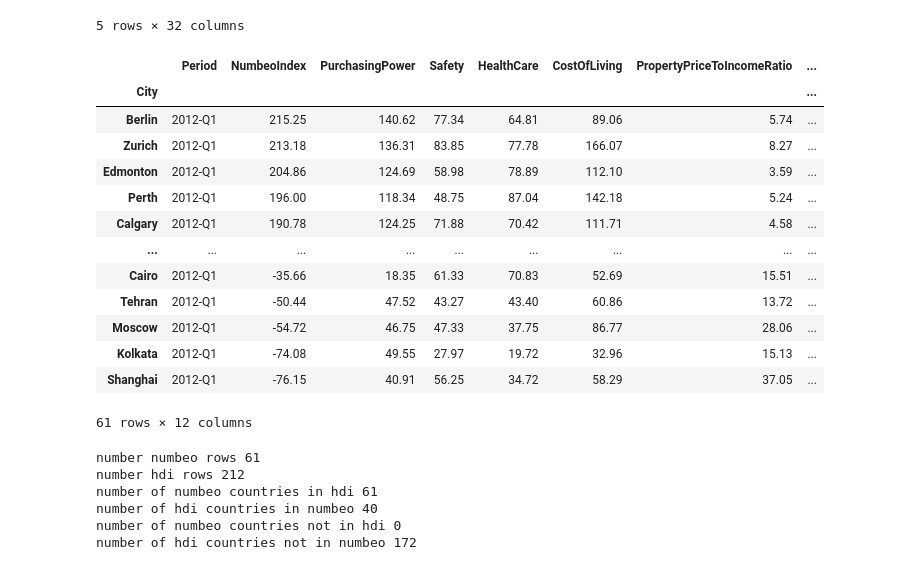
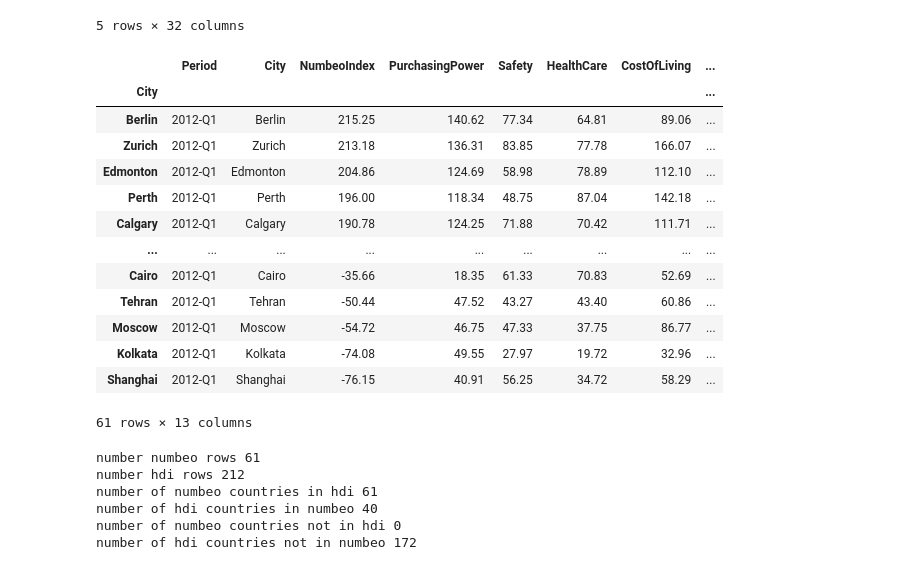
Before and after one commit to helmuthb/data-oriented-programming, a Jupyter notebook: human-development-index.ipynb, the cells around one changed output. Drawn from its saved outputs; the diff is of its cells as text; code cells hidden in the pictures.

```diff
--- a/human-development-index.ipynb
+++ b/human-development-index.ipynb
@@ -38,37 +38,37 @@ hdi.head()
 # %%
 dfNumbeo = pd.read_csv(r"data/Numbeo.csv",sep=";",decimal=",")
 dfNumbeo.columns = ['Period', 'City', 'NumbeoIndex', 'PurchasingPower', 'Safety', 'HealthCare', 'CostOfLiving', 'PropertyPriceToIncomeRatio', 'TrafficCommuteTime','Pollution', 'Climate']
 
 dfNumbeo[['City','Country','Country2']] = dfNumbeo['City'].str.split(',',expand=True)
 #why does it introduce another column?
 #dfNumbeo.to_csv("numbeoprocessed.csv", index=False)
 #Answer United States is part of the city name, so dropping this column...
 dfNumbeo.drop('Country2', axis=1, inplace=True)
 dfNumbeo2012 = dfNumbeo.set_index('Period').loc['2012-Q1',:]
 dfNumbeo2012.reset_index(inplace=True)
 dfNumbeo2012['Country'] = dfNumbeo2012.Country.str.strip()
-dfNumbeo2012.set_index('City',inplace=True)
+dfNumbeo2012.set_index('City',inplace=True, drop=False)
 # fix us of a cities/country
 dfNumbeo2012.loc['San Francisco','Country'] = "United States"
 dfNumbeo2012.loc['Los Angeles','Country'] = "United States"
 dfNumbeo2012.loc['New York','Country'] = "United States"
 dfNumbeo2012["NumbeoRank"] = dfNumbeo2012["NumbeoIndex"].rank(ascending=False)
 dfNumbeo2012
 # %% [output]
-|  | Period | NumbeoIndex | PurchasingPower | Safety | HealthCare | CostOfLiving | PropertyPriceToIncomeRatio | ... |
+|  | Period | City | NumbeoIndex | PurchasingPower | Safety | HealthCare | CostOfLiving | ... |
 | City |  |  |  |  |  |  |  | ... |
-| Berlin | 2012-Q1 | 215.25 | 140.62 | 77.34 | 64.81 | 89.06 | 5.74 | ... |
-| Zurich | 2012-Q1 | 213.18 | 136.31 | 83.85 | 77.78 | 166.07 | 8.27 | ... |
-| Edmonton | 2012-Q1 | 204.86 | 124.69 | 58.98 | 78.89 | 112.10 | 3.59 | ... |
-| Perth | 2012-Q1 | 196.00 | 118.34 | 48.75 | 87.04 | 142.18 | 5.24 | ... |
-| Calgary | 2012-Q1 | 190.78 | 124.25 | 71.88 | 70.42 | 111.71 | 4.58 | ... |
+| Berlin | 2012-Q1 | Berlin | 215.25 | 140.62 | 77.34 | 64.81 | 89.06 | ... |
+| Zurich | 2012-Q1 | Zurich | 213.18 | 136.31 | 83.85 | 77.78 | 166.07 | ... |
+| Edmonton | 2012-Q1 | Edmonton | 204.86 | 124.69 | 58.98 | 78.89 | 112.10 | ... |
+| Perth | 2012-Q1 | Perth | 196.00 | 118.34 | 48.75 | 87.04 | 142.18 | ... |
+| Calgary | 2012-Q1 | Calgary | 190.78 | 124.25 | 71.88 | 70.42 | 111.71 | ... |
 | ... | ... | ... | ... | ... | ... | ... | ... | ... |
-| Cairo | 2012-Q1 | -35.66 | 18.35 | 61.33 | 70.83 | 52.69 | 15.51 | ... |
-| Tehran | 2012-Q1 | -50.44 | 47.52 | 43.27 | 43.40 | 60.86 | 13.72 | ... |
-| Moscow | 2012-Q1 | -54.72 | 46.75 | 47.33 | 37.75 | 86.77 | 28.06 | ... |
-| Kolkata | 2012-Q1 | -74.08 | 49.55 | 27.97 | 19.72 | 32.96 | 15.13 | ... |
-| Shanghai | 2012-Q1 | -76.15 | 40.91 | 56.25 | 34.72 | 58.29 | 37.05 | ... |
+| Cairo | 2012-Q1 | Cairo | -35.66 | 18.35 | 61.33 | 70.83 | 52.69 | ... |
+| Tehran | 2012-Q1 | Tehran | -50.44 | 47.52 | 43.27 | 43.40 | 60.86 | ... |
+| Moscow | 2012-Q1 | Moscow | -54.72 | 46.75 | 47.33 | 37.75 | 86.77 | ... |
+| Kolkata | 2012-Q1 | Kolkata | -74.08 | 49.55 | 27.97 | 19.72 | 32.96 | ... |
+| Shanghai | 2012-Q1 | Shanghai | -76.15 | 40.91 | 56.25 | 34.72 | 58.29 | ... |
-61 rows × 12 columns
+61 rows × 13 columns
 # %%
 print(f'number numbeo rows {dfNumbeo2012.shape[0]}')
 print(f'number hdi rows {hdi.shape[0]}')
```
Also changed, not shown: parts of 3 cells of this notebook.
